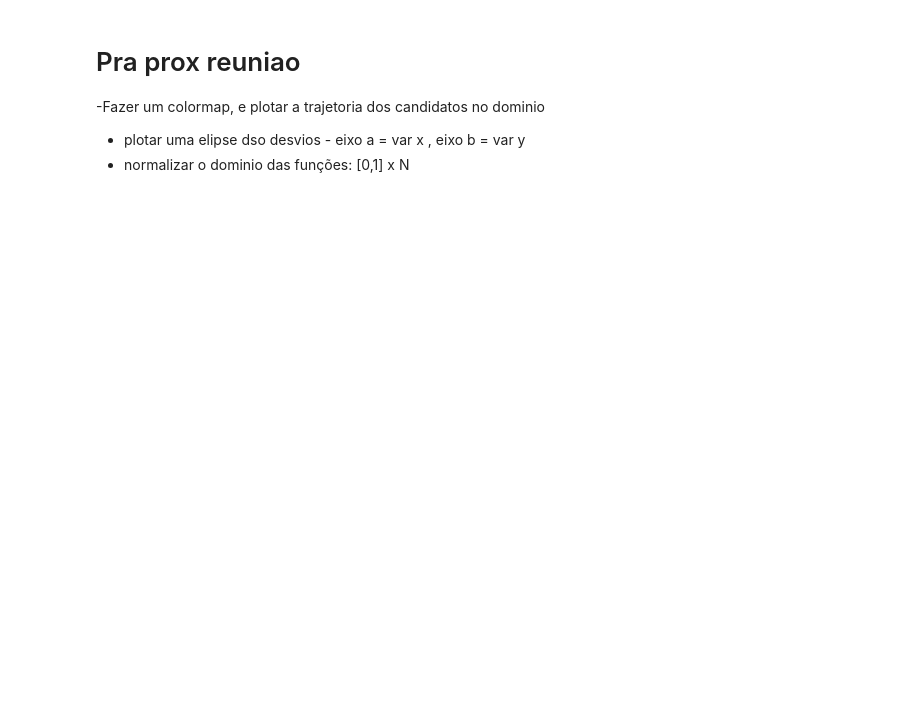
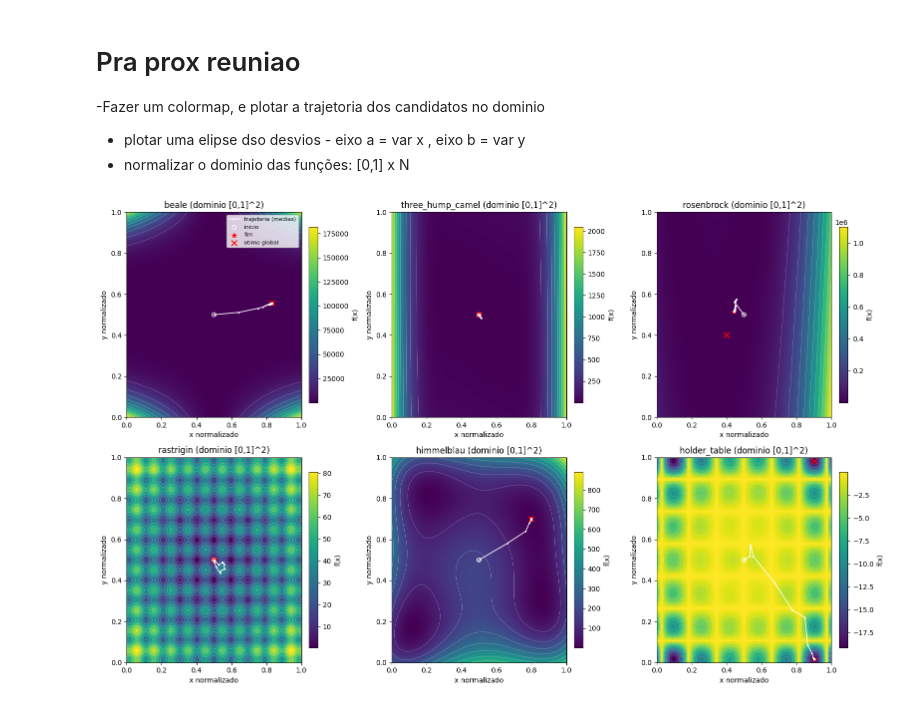
Before and after one commit to jhelsas/fuks_cem, a Jupyter notebook: Draft_Cross_Entropy.ipynb, the cells around one changed output. Drawn from its saved outputs; the diff is of its cells as text; code cells hidden in the pictures; blank space fills up the shorter version.

```diff
--- a/Draft_Cross_Entropy.ipynb
+++ b/Draft_Cross_Entropy.ipynb
@@ -429,0 +503,17 @@ plt.show()
+# %%
+
+names = ["beale", "three_hump_camel", "rosenbrock", "rastrigin",
+         "himmelblau", "holder_table"]
+
+fig, axes = plt.subplots(2, 3, figsize=(16, 10))
+for ax, name in zip(axes.flatten(), names):
+    f_norm, n_in, bounds_norm, fstar, xstar_norm = BENCHMARKS_NORM[name]
+    mesh = plot_ce_diagnostics(ax, name, f_norm, xstar_norm,
+                               n_in=n_in, n_iter=120, seed=0)
+    fig.colorbar(mesh, ax=ax, fraction=0.046, pad=0.04, label="f(x)")
+
+axes.flatten()[0].legend(fontsize=8, loc="upper right")
+plt.tight_layout()
+plt.show()
+# %% [output]
+[figure, added]
```
Also changed, not shown: parts of 7 cells of this notebook.
